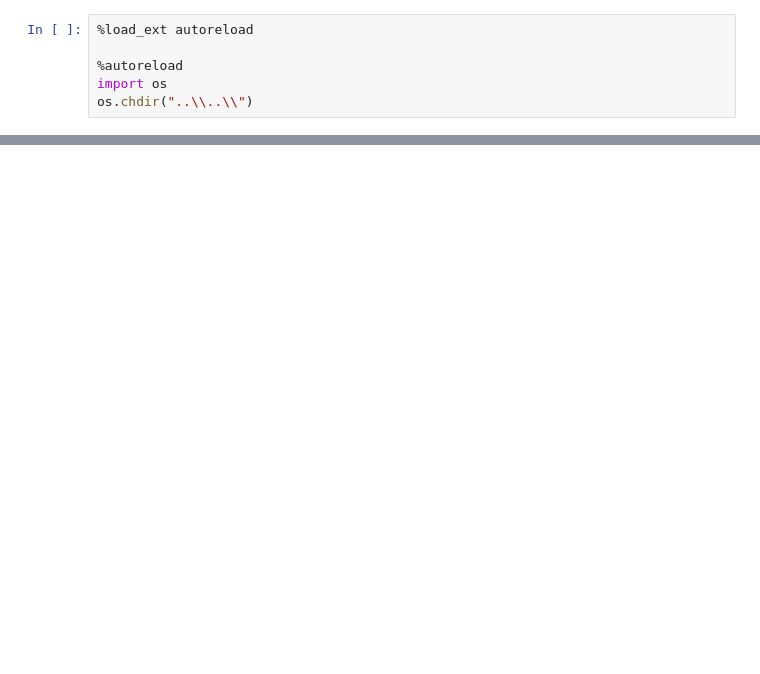
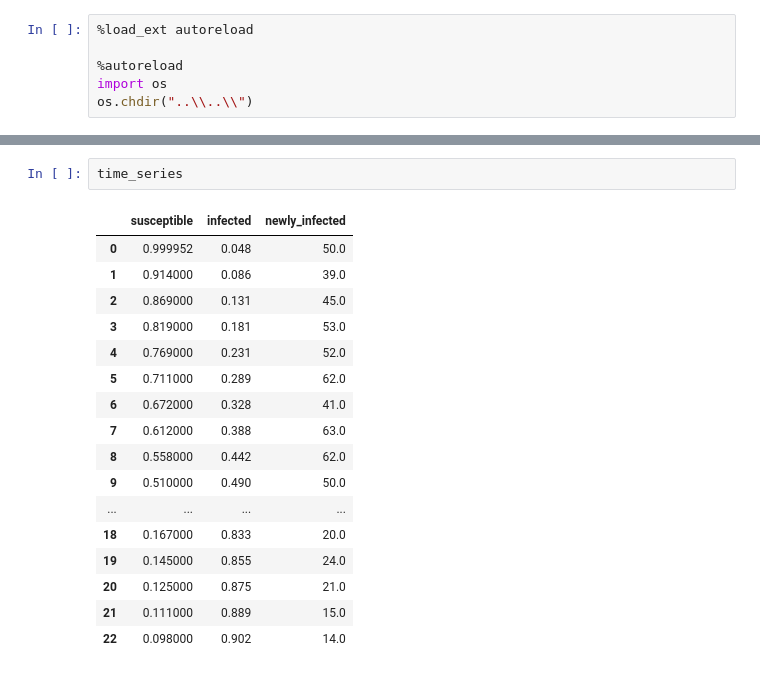
Before and after one commit to yambanis/CovidMDP, a Jupyter notebook: notebooks/spread_modeling/Relaxed Caveman Spread.ipynb, the cells around one changed output, grey strips where cells are left out. Drawn from its saved outputs; the diff is of its cells as text; blank space fills up the shorter version.

```diff
--- a/notebooks/spread_modeling/Relaxed Caveman Spread.ipynb
+++ b/notebooks/spread_modeling/Relaxed Caveman Spread.ipynb
@@ -45,0 +68,20 @@ plot_infection(G)
+# %%
+time_series
+# %% [output]
+|  | susceptible | infected | newly_infected |
+| 0 | 0.999952 | 0.048 | 50.0 |
+| 1 | 0.914000 | 0.086 | 39.0 |
+| 2 | 0.869000 | 0.131 | 45.0 |
+| 3 | 0.819000 | 0.181 | 53.0 |
+| 4 | 0.769000 | 0.231 | 52.0 |
+| 5 | 0.711000 | 0.289 | 62.0 |
+| 6 | 0.672000 | 0.328 | 41.0 |
+| 7 | 0.612000 | 0.388 | 63.0 |
+| 8 | 0.558000 | 0.442 | 62.0 |
+| 9 | 0.510000 | 0.490 | 50.0 |
+| ... | ... | ... | ... |
+| 18 | 0.167000 | 0.833 | 20.0 |
+| 19 | 0.145000 | 0.855 | 24.0 |
+| 20 | 0.125000 | 0.875 | 21.0 |
+| 21 | 0.111000 | 0.889 | 15.0 |
+| 22 | 0.098000 | 0.902 | 14.0 |
```
Also changed, not shown: parts of 13 cells of this notebook.
